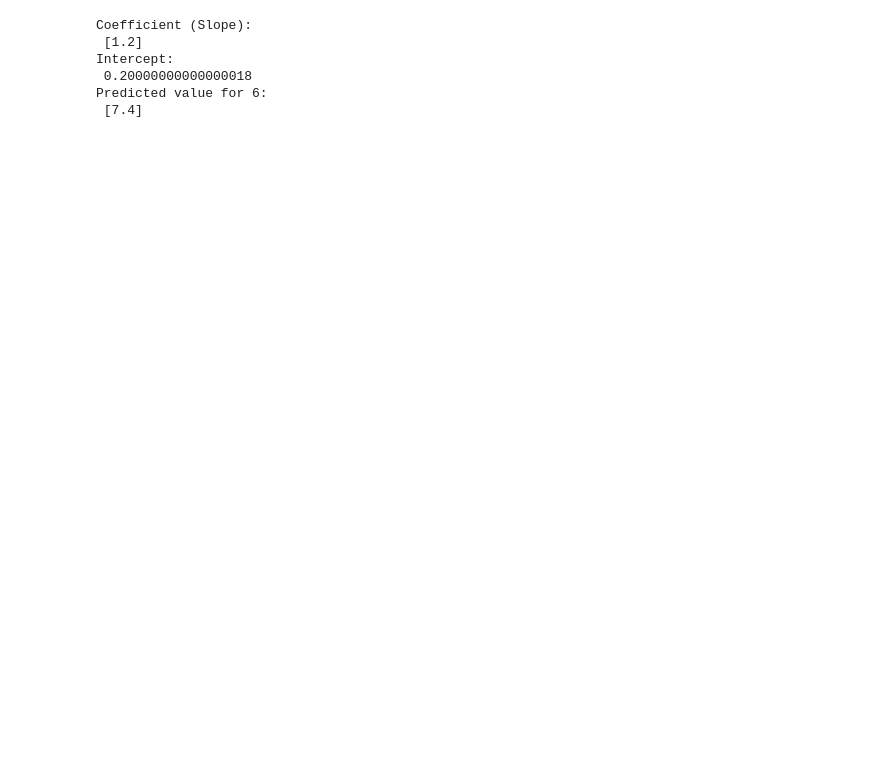
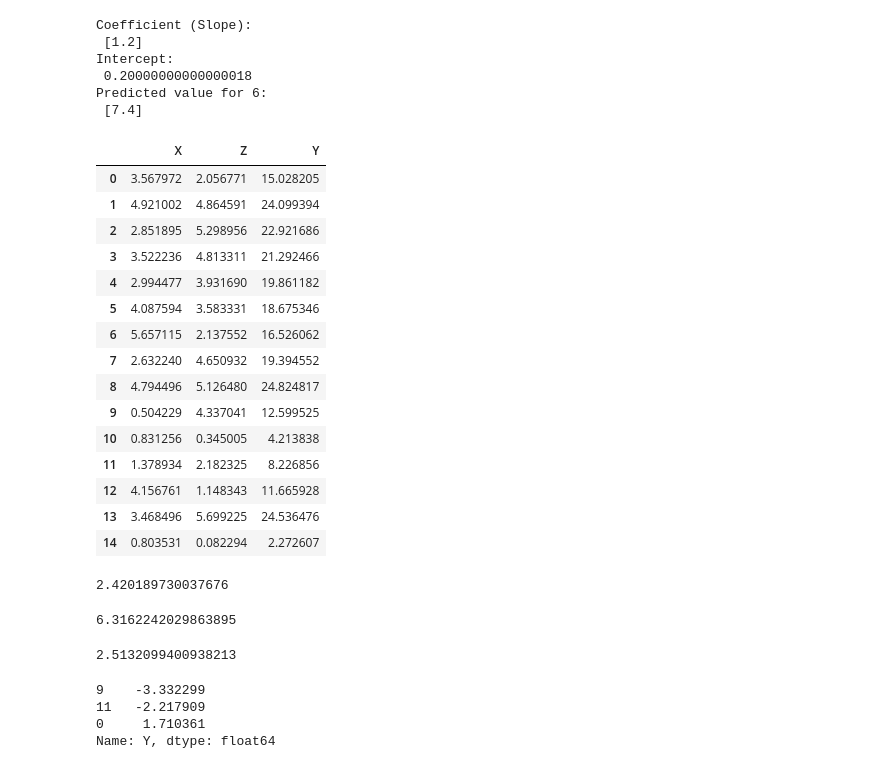
Before and after one commit to ChopinNo3Op9/Data-Analysis, a Jupyter notebook: data analysis.ipynb, the cells around one changed output. Saved outputs shown, nothing was run; the diff lists cells and outputs as text; code cells hidden in the pictures; blank space fills up the shorter version.

```diff
--- a/data analysis.ipynb
+++ b/data analysis.ipynb
@@ -160,3 +164,30 @@ Intercept:
  0.20000000000000018
 Predicted value for 6:
  [7.4]
+# %%
+num_new_points = 15
+X = np.random.uniform(0, 6, num_new_points).reshape(-1, 1)  # Generate random X values between 0 and 6
+Z = np.random.uniform(0, 6, num_new_points).reshape(-1, 1)  # Generate random Z values between 0 and 6
+noise = np.random.normal(0, 1, num_new_points)  # Generate random noise
+Y = 2 * X.flatten() + 3 * Z.flatten() + noise
+
+df = pd.DataFrame({'X': X.flatten(), 'Z': Z.flatten(), 'Y': Y})
+# %%
+df
+# %% [output]
+|  | X | Z | Y |
+| 0 | 3.567972 | 2.056771 | 15.028205 |
+| 1 | 4.921002 | 4.864591 | 24.099394 |
+| 2 | 2.851895 | 5.298956 | 22.921686 |
+| 3 | 3.522236 | 4.813311 | 21.292466 |
+| 4 | 2.994477 | 3.931690 | 19.861182 |
+| 5 | 4.087594 | 3.583331 | 18.675346 |
+| 6 | 5.657115 | 2.137552 | 16.526062 |
+| 7 | 2.632240 | 4.650932 | 19.394552 |
+| 8 | 4.794496 | 5.126480 | 24.824817 |
+| 9 | 0.504229 | 4.337041 | 12.599525 |
+| 10 | 0.831256 | 0.345005 | 4.213838 |
+| 11 | 1.378934 | 2.182325 | 8.226856 |
+| 12 | 4.156761 | 1.148343 | 11.665928 |
+| 13 | 3.468496 | 5.699225 | 24.536476 |
+| 14 | 0.803531 | 0.082294 | 2.272607 |
@@ -162,0 +206,23 @@ Predicted value for 6:
+# %%
+mae = mean_absolute_error(y_test, y_pred)  # Mean Absolute Error (MAE)
+mae
+# %% [output]
+2.420189730037676
+# %%
+mse = mean_squared_error(y_test, y_pred)  # Mean Squared Error (RMSE)
+mse
+# %% [output]
+6.3162242029863895
+# %%
+rmse = np.sqrt(mse)  # Root Mean Squared Error (RMSE)
+rmse
+# %% [output]
+2.5132099400938213
+# %%
+residuals = y_test - y_pred
+residuals
+# %% [output]
+9    -3.332299
+11   -2.217909
+0     1.710361
+Name: Y, dtype: float64
```
Also changed, not shown: parts of 4 cells of this notebook.
